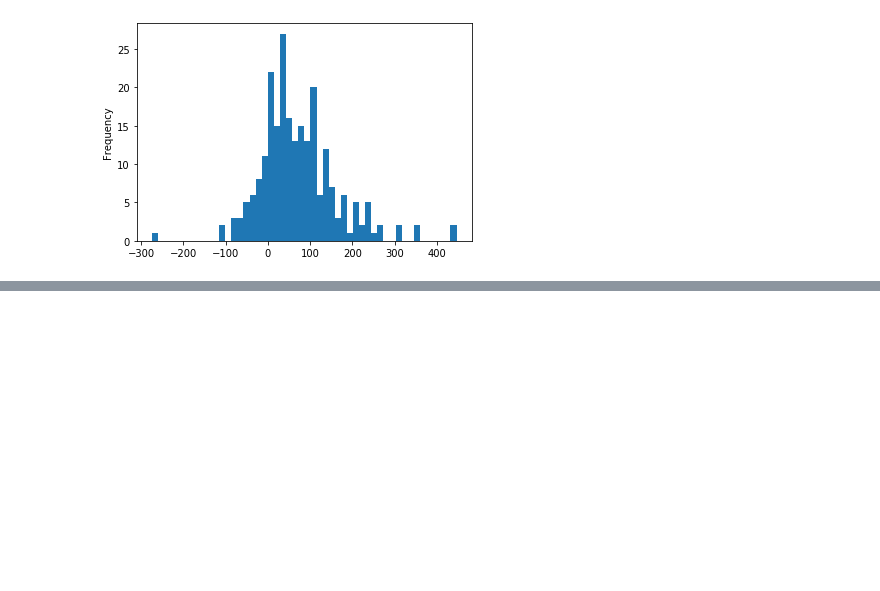
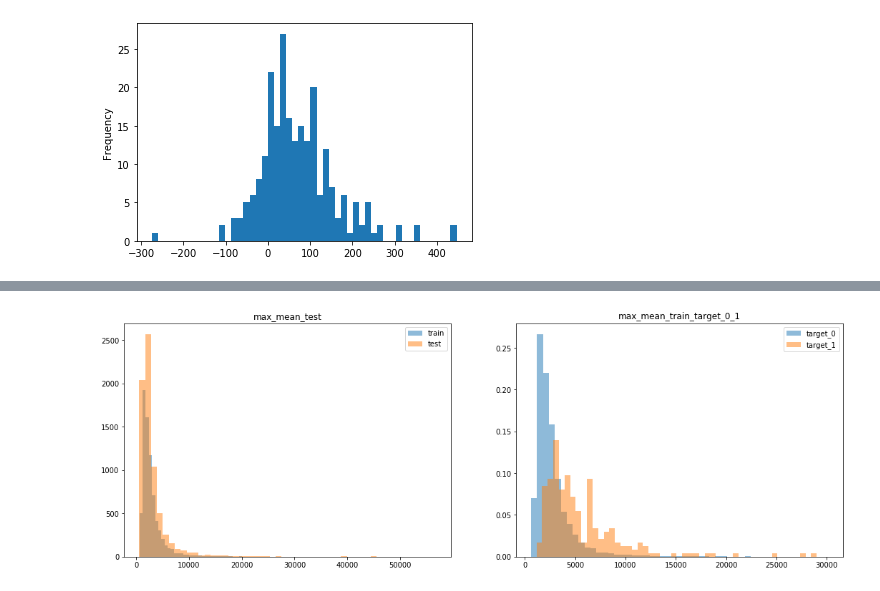
Before and after one commit to koukyo1994/atmaCup5, a Jupyter notebook: notebooks/02_second_EDA.ipynb, the cells around one changed output, grey strips where cells are left out. Saved outputs shown, nothing was run; the diff lists cells and outputs as text; code cells hidden in the pictures; blank space fills up the shorter version.

```diff
--- a/notebooks/02_second_EDA.ipynb
+++ b/notebooks/02_second_EDA.ipynb
@@ -143,0 +155,4 @@ merged_train.query("target == 1").params0.plot.hist(bins=50);
+# %%
+make_train_test_hist(merged_train, merged_test, name="max_mean", bins=50)
+# %% [output]
+[figure, added]
```
Also changed, not shown: parts of 8 cells of this notebook, 6 other files.
